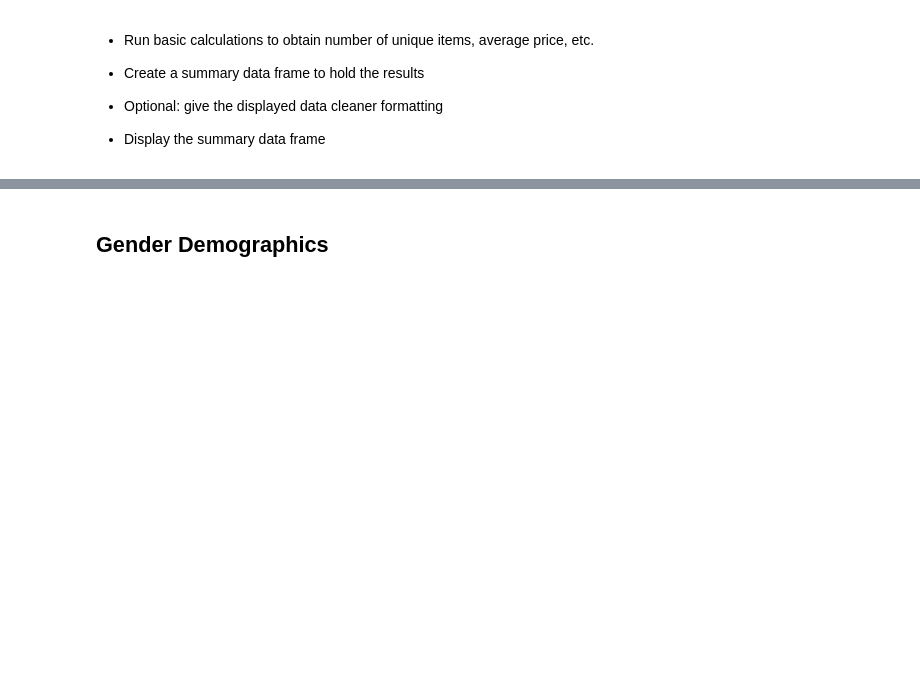
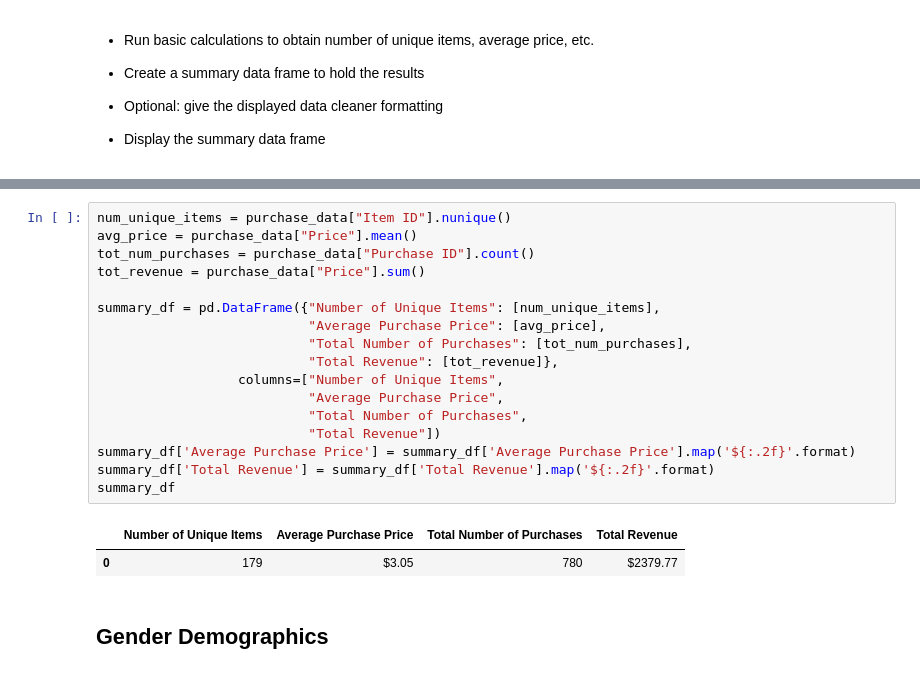
Before and after one commit to ipavlunin/Pandas-Challenge, a Jupyter notebook: HeroesOfPymoli/HeroesOfPymoli_starter.ipynb, the cells around one changed output, grey strips where cells are left out. Cells and saved outputs as stored; diff of their text form; blank space fills up the shorter version.

```diff
--- a/HeroesOfPymoli/HeroesOfPymoli_starter.ipynb
+++ b/HeroesOfPymoli/HeroesOfPymoli_starter.ipynb
@@ -38,3 +56,23 @@ purchase_data = pd.read_csv(file_to_load)
+# %%
+num_unique_items = purchase_data["Item ID"].nunique()
+avg_price = purchase_data["Price"].mean()
+tot_num_purchases = purchase_data["Purchase ID"].count()
+tot_revenue = purchase_data["Price"].sum()
+
+summary_df = pd.DataFrame({"Number of Unique Items": [num_unique_items],
+                           "Average Purchase Price": [avg_price],
+                           "Total Number of Purchases": [tot_num_purchases],
+                           "Total Revenue": [tot_revenue]},
+                  columns=["Number of Unique Items",
+                           "Average Purchase Price",
+                           "Total Number of Purchases",
+                           "Total Revenue"])
+summary_df['Average Purchase Price'] = summary_df['Average Purchase Price'].map('${:.2f}'.format)
+summary_df['Total Revenue'] = summary_df['Total Revenue'].map('${:.2f}'.format)
+summary_df
+# %% [output]
+|  | Number of Unique Items | Average Purchase Price | Total Number of Purchases | Total Revenue |
+| 0 | 179 | $3.05 | 780 | $2379.77 |
 # %% [markdown]
 ## Gender Demographics
 # %% [markdown]
```
Also changed, not shown: parts of 12 cells of this notebook, 2 other files.
